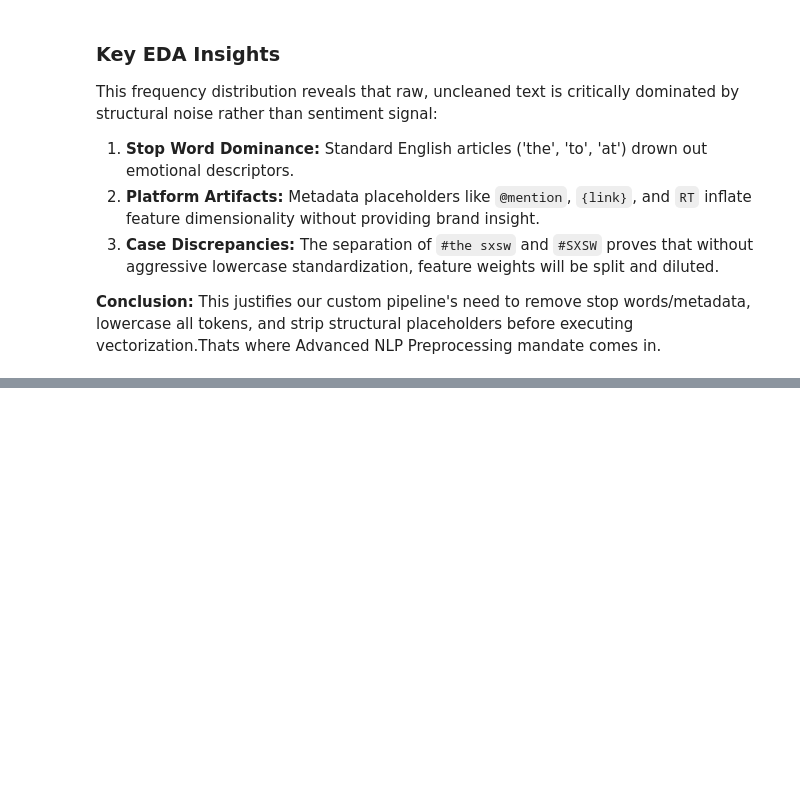
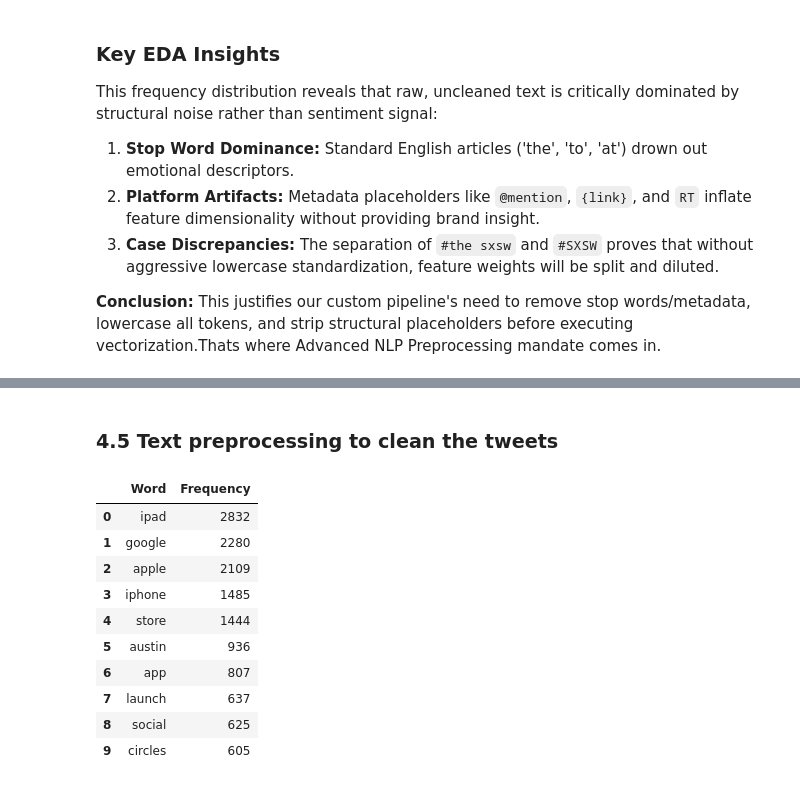
Before and after one commit to Dortts/Twitter_Sentiment_Project, a Jupyter notebook: Twitter_Sentiment_Analysis.ipynb, the cells around one changed output, grey strips where cells are left out. Cells and saved outputs as stored; diff of their text form; code cells hidden in the pictures; blank space fills up the shorter version.

```diff
--- a/Twitter_Sentiment_Analysis.ipynb
+++ b/Twitter_Sentiment_Analysis.ipynb
@@ -345,0 +450,31 @@ This frequency distribution reveals that raw, uncleaned text is critically domin
+# %%
+# Define highly optimized lookup sets
+apple_brands = {
+    'ipad',
+    'apple',
+    'iphone',
+    'ipad or iphone app',
+    'other apple product or service'
+}
+
+google_brands = {
+    'google',
+    'other google product or service',
+    'android',
+    'android app'
+}
+
+def merge_brands(brand):
+    if pd.isna(brand):
+        return None
+
+    brand = brand.strip().lower()
+
+    if brand in apple_brands:
+        return 'apple'
+    elif brand in google_brands:
+        return 'google'
+    else:
+        return 'other'
+
+df['target_brand'] = df['target_brand'].apply(merge_brands)
@@ -345,0 +522,2 @@ This frequency distribution reveals that raw, uncleaned text is critically domin
+# %% [markdown]
+### 4.5 Text preprocessing to clean the tweets
@@ -345,0 +574,21 @@ This frequency distribution reveals that raw, uncleaned text is critically domin
+# %%
+# Check the cleaned tweets and the frequency of words again
+from collections import Counter
+
+all_words = ' '.join(df['clean_tweet']).split()
+word_counts = Counter(all_words)
+
+freq_df = pd.DataFrame(word_counts.most_common(10), columns=['Word', 'Frequency'])
+freq_df
+# %% [output]
+|  | Word | Frequency |
+| 0 | ipad | 2832 |
+| 1 | google | 2280 |
+| 2 | apple | 2109 |
+| 3 | iphone | 1485 |
+| 4 | store | 1444 |
+| 5 | austin | 936 |
+| 6 | app | 807 |
+| 7 | launch | 637 |
+| 8 | social | 625 |
+| 9 | circles | 605 |
```
Also changed, not shown: parts of 20 cells of this notebook.
